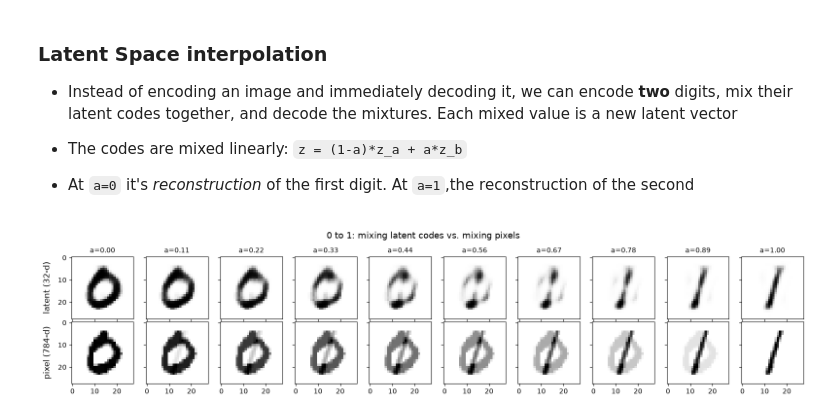
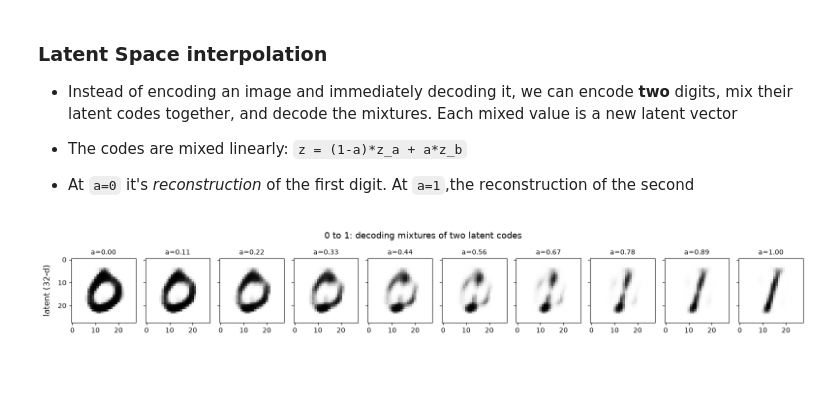
Before and after one commit to xiang1103/DL_ML_Implementations, a Jupyter notebook: autoencoders/autoencoder_basic.ipynb, the cells around one changed output. Drawn from its saved outputs; the diff is of its cells as text; code cells hidden in the pictures; blank space fills up the shorter version.

Commit message:
finalized walk

```diff
--- a/autoencoders/autoencoder_basic.ipynb
+++ b/autoencoders/autoencoder_basic.ipynb
@@ -194,43 +194,38 @@ latent codes together, and decode the mixtures. Each mixed value is a new latent
 def encode(x):
     return F.leaky_relu(model.linear_1(x))       # x: N x 784  ->  N x 32
 
 def decode(z):
     return torch.sigmoid(model.linear_2(z))      # z: N x 32   ->  N x 784
 
 # hyperparameters
 N_STEPS= 10
 DIGIT_A, DIGIT_B = 0,1
 
 _, test_labels= next(iter(test_loader))
 idx_a= (test_labels==DIGIT_A).nonzero()[0].item()
 idx_b= (test_labels==DIGIT_B).nonzero()[0].item()
 
 model.eval()
 with torch.no_grad():
     x_pair= test_features[[idx_a, idx_b]]                    # 2 x 784
     z= encode(x_pair)                                        # 2 x 32
 
     alphas= torch.linspace(0., 1., N_STEPS, device=device).unsqueeze(1)    # N_STEPS x 1
     z_mix= (1-alphas)*z[0] + alphas*z[1]     # N_STEPS x 32 after broadcasting
     latent_walk= decode(z_mix).cpu()         # N_STEPS x 784, one image per mixing weight
 
-    pixel_walk= ((1-alphas)*x_pair[0] + alphas*x_pair[1]).cpu()
 model.train()
 
 
-# plot both walks on the same mixing weights
-rows= [(f"latent ({num_hidden_1}-d)", latent_walk), ("pixel (784-d)", pixel_walk)]
-fig, axes= plt.subplots(nrows=len(rows), ncols=N_STEPS, sharex=True, sharey=True, figsize=(16,3.5))
-for ax_row,(label,imgs) in zip(axes, rows):
-    ax_row[0].set_ylabel(label, size=12, labelpad=10)
-    for i in range(N_STEPS):
-        ax_row[i].imshow(imgs[i].view(img_width,img_width), cmap="binary")
+# plot the walk
+fig, axes= plt.subplots(nrows=1, ncols=N_STEPS, sharex=True, sharey=True, figsize=(16,2.2))
+axes[0].set_ylabel(f"latent ({num_hidden_1}-d)", size=12, labelpad=10)
+for i,a in enumerate(alphas.squeeze().tolist()):
+    axes[i].imshow(latent_walk[i].view(img_width,img_width), cmap="binary")
+    axes[i].set_title(f"a={a:.2f}", size=10)
 
-for i,a in enumerate(alphas.squeeze().tolist()):
-    axes[0,i].set_title(f"a={a:.2f}", size=10)
-
-fig.suptitle(f"{DIGIT_A} to {DIGIT_B}: mixing latent codes vs. mixing pixels", size=13)
+fig.suptitle(f"{DIGIT_A} to {DIGIT_B}: decoding mixtures of two latent codes", size=13)
 plt.tight_layout()
 plt.show()
 # %% [output]
-[figure, old version]
+[figure, new version]
```
